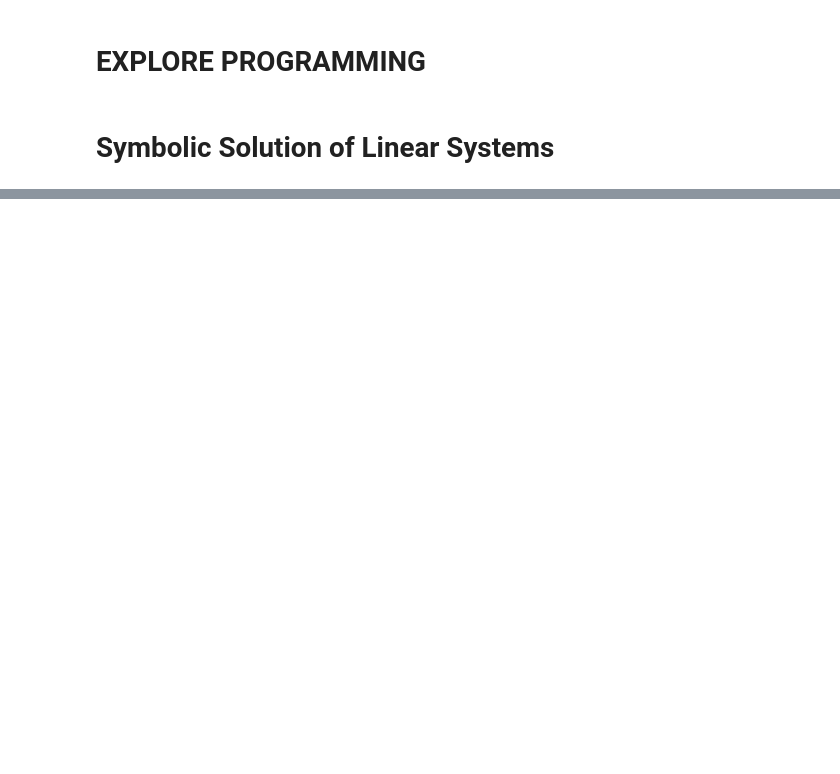
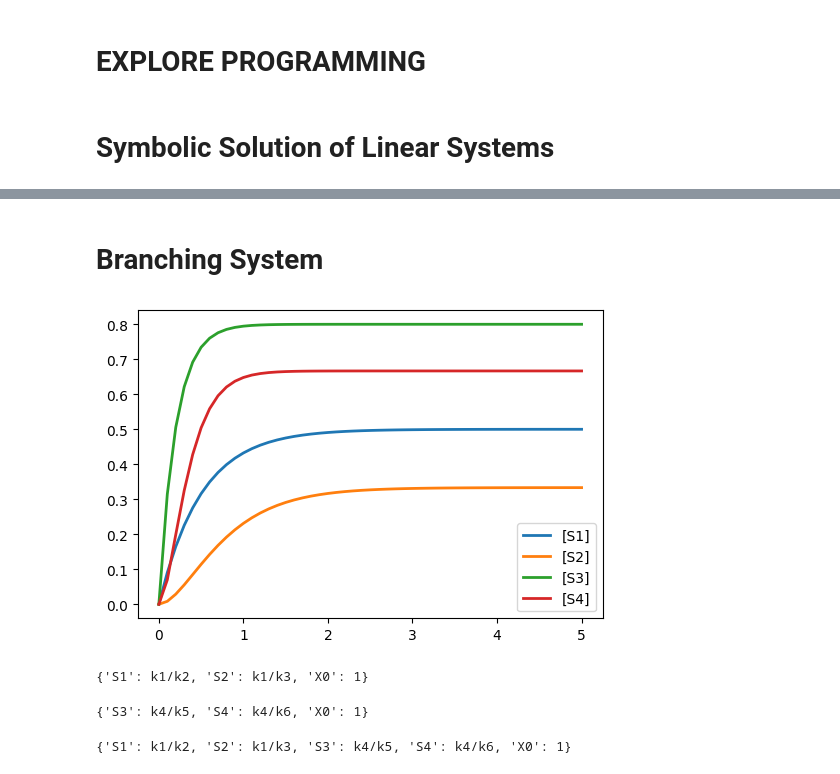
Before and after one commit to ModelEngineering/crn_subsystems, a Jupyter notebook: notebooks/explore.ipynb, the cells around one changed output, grey strips where cells are left out. Cells and saved outputs as stored; diff of their text form; code cells hidden in the pictures; blank space fills up the shorter version.

```diff
--- a/notebooks/explore.ipynb
+++ b/notebooks/explore.ipynb
@@ -111,0 +130,35 @@ model.roadrunner['S4_']
+# %% [markdown]
+# Branching System
+# %%
+MODEL = """
+J1: X0 -> S1; k1*X0
+J2: S1 -> S2; k2*S1
+J3: S2 -> ; k3*S2
+J4: X0 -> S3; k4*X0
+J5: S3 -> S4; k5*S3
+J6: S4 -> ; k6*S4
+$X0 = 1;
+S1 = 0; S2=0; S3=0; S4=0;
+k1=1; k2=2; k3=3; k4=4; k5=5; k6=6
+"""
+rr = te.loada(MODEL)
+rr.simulate()
+rr.plot()
+# %% [output]
+[figure, added]
+# %%
+subsystem1 = Subsystem(MODEL.replace("$", ""), reaction_names=["J1", "J2", "J3"], species_names=["X0", "S1", "S2"])
+subsystem1.calculateSymbolicStepResponse(input_name="X0")
+# %% [output]
+{'S1': k1/k2, 'S2': k1/k3, 'X0': 1}
+# %%
+subsystem2 = Subsystem(MODEL.replace("$", ""), reaction_names=["J4", "J5", "J6"], species_names=["X0", "S3", "S4"])
+subsystem2.calculateSymbolicStepResponse(input_name="X0")
+# %% [output]
+{'S3': k4/k5, 'S4': k4/k6, 'X0': 1}
+# %%
+subsystem3 = Subsystem(MODEL.replace("$", ""), reaction_names=["J1", "J2", "J3","J4", "J5", "J6"],
+                       species_names=["X0", "S3", "S4", "S1", "S2"])
+subsystem3.calculateSymbolicStepResponse(input_name="X0")
+# %% [output]
+{'S1': k1/k2, 'S2': k1/k3, 'S3': k4/k5, 'S4': k4/k6, 'X0': 1}
```
Also changed, not shown: parts of 23 cells of this notebook, 7 other files.
